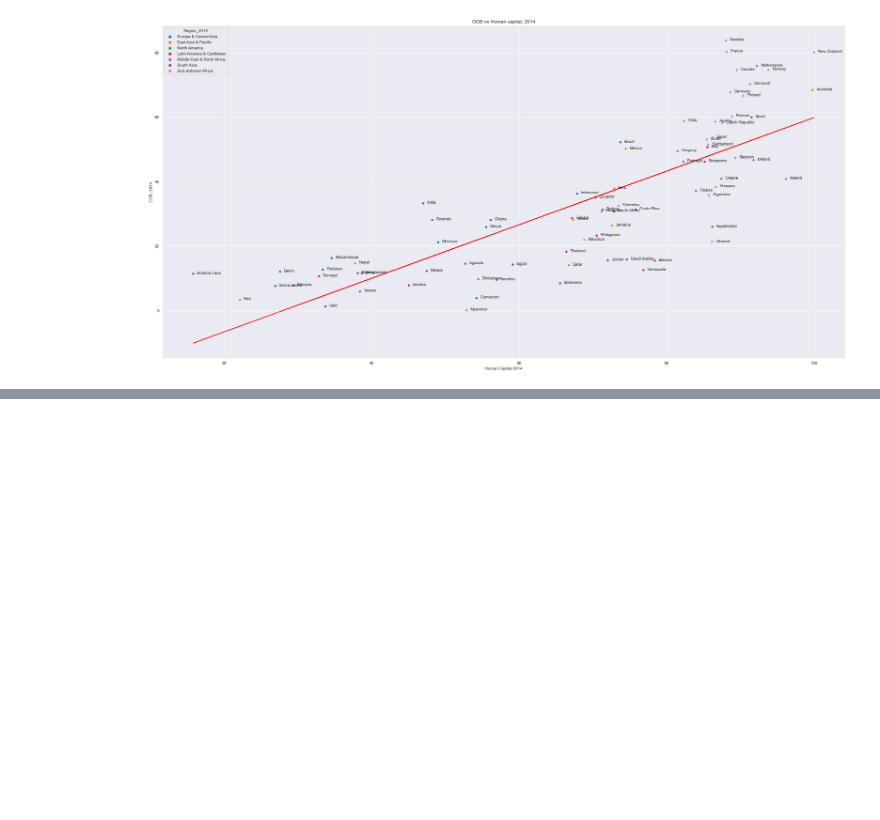
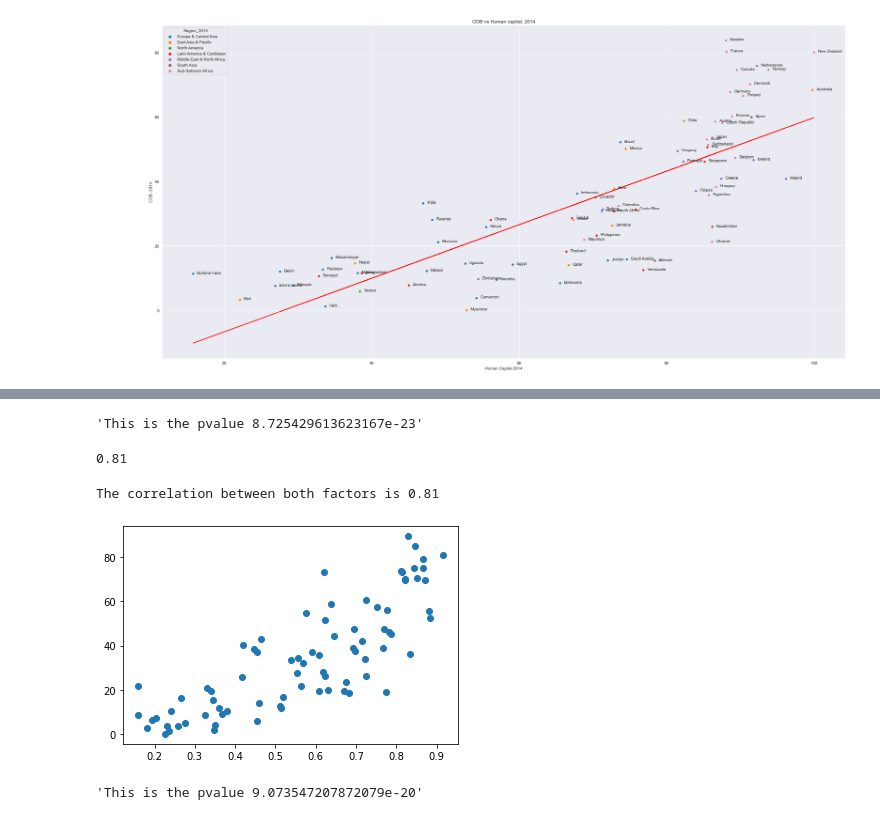
Before and after one commit to kreetigulati/Egovernance_and_OpenData, a Jupyter notebook: Jordan/Merge graphing.ipynb, the cells around one changed output, grey strips where cells are left out. Drawn from its saved outputs; the diff is of its cells as text; code cells hidden in the pictures; blank space fills up the shorter version.

```diff
--- a/Jordan/Merge graphing.ipynb
+++ b/Jordan/Merge graphing.ipynb
@@ -347,0 +440,11 @@ for i, label in enumerate(df_14_16['Country']):
+# %%
+def lin_regress(x_axis, y_axis):
+    #linear regression
+    (slope, intercept, rvalue, pvalue, stderr) = linregress(x_axis, y_axis)
+    regress_values = x_axis * slope + intercept
+    line_eq = "y = " + str(round(slope,2)) + "x + " + str(round(intercept,2))
+    return f"This is the pvalue {pvalue}"
+
+lin_regress(egov, odb)
+# %% [output]
+'This is the pvalue 8.725429613623167e-23'
@@ -347,0 +454,26 @@ for i, label in enumerate(df_14_16['Country']):
+# %%
+egov2016 = pearson_2016.iloc[:,1]
+odb2016 = pearson_2016.iloc[:, 2]
+
+correlation = st.pearsonr(e_gov, odb)
+round(correlation[0],2)
+# %% [output]
+0.81
+# %%
+plt.scatter(e_gov, odb);
+print(f"The correlation between both factors is {round(correlation[0],2)}");
+plt.show();
+# %% [output]
+The correlation between both factors is 0.81
+[figure, added]
+# %%
+def lin_regress(x_axis, y_axis):
+    #linear regression
+    (slope, intercept, rvalue, pvalue, stderr) = linregress(x_axis, y_axis)
+    regress_values = x_axis * slope + intercept
+    line_eq = "y = " + str(round(slope,2)) + "x + " + str(round(intercept,2))
+    return f"This is the pvalue {pvalue}"
+
+lin_regress(egov2016, odb2016)
+# %% [output]
+'This is the pvalue 9.073547207872079e-20'
```
Also changed, not shown: parts of 11 cells of this notebook.
